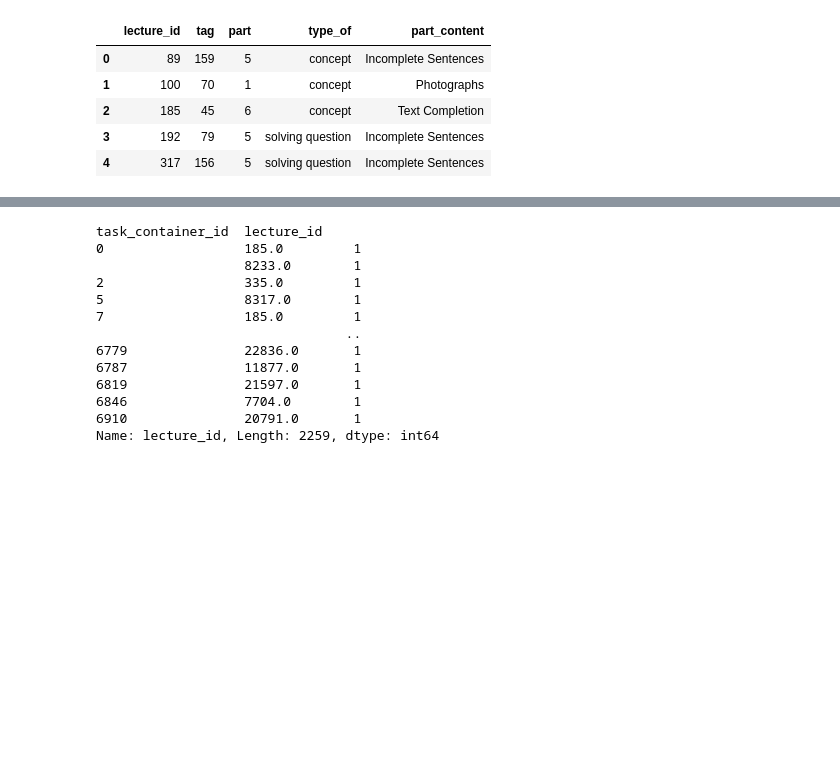
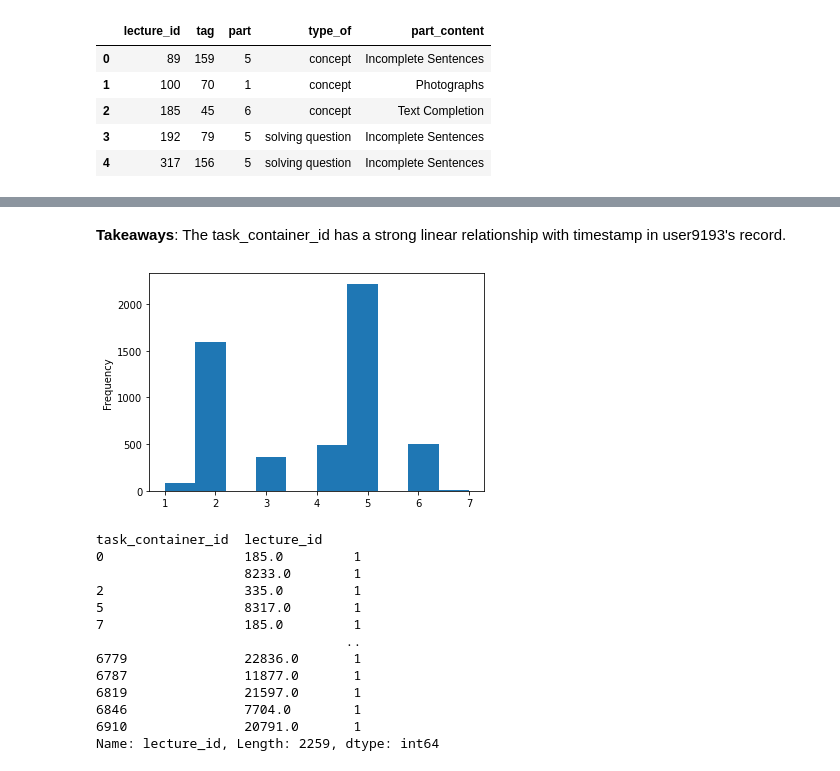
Before and after one commit to Yongliang-Shi/riiid_answer_correctness_prediction, a Jupyter notebook: explore_user_history_in_test_dataset.ipynb, the cells around one changed output, grey strips where cells are left out. Saved outputs shown, nothing was run; the diff lists cells and outputs as text; code cells hidden in the pictures; blank space fills up the shorter version.

```diff
--- a/explore.ipynb
+++ b/explore_user_history_in_test_dataset.ipynb
@@ -160,3 +180,10 @@ df[mask].tail(60)
+# %% [markdown]
+**Takeaways**: The task_container_id has a strong linear relationship with timestamp in user9193's record.
+# %%
+user9193.part.plot(kind='hist')
+plt.show()
+# %% [output]
+[figure, added]
 # %%
 df.groupby('task_container_id').lecture_id.value_counts()
 # %% [output]
```
Also changed, not shown: parts of 11 cells of this notebook.
